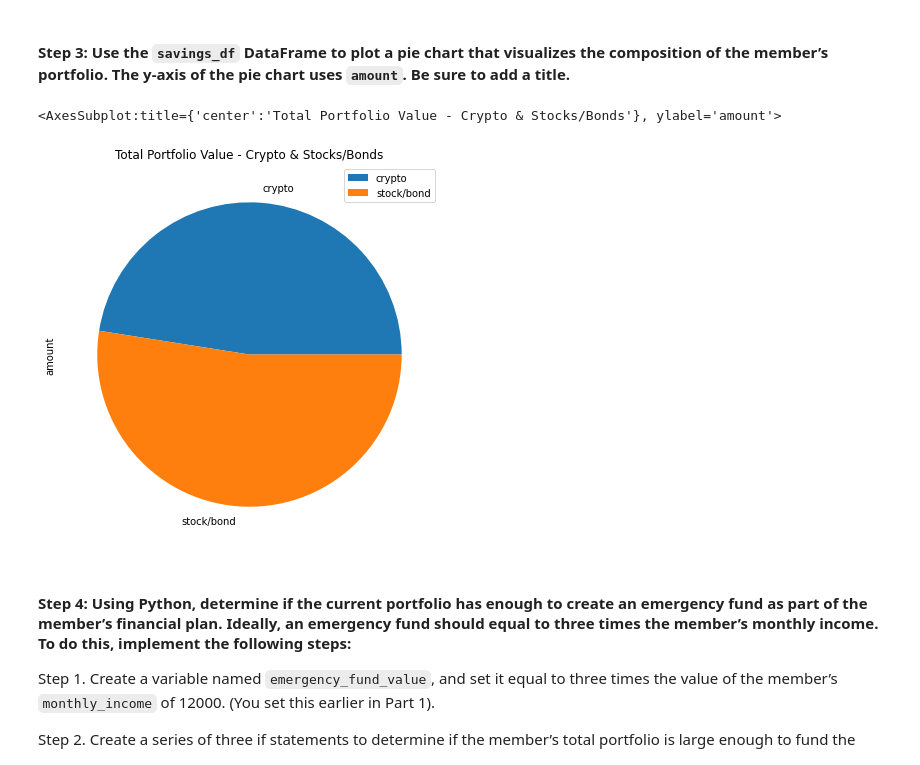
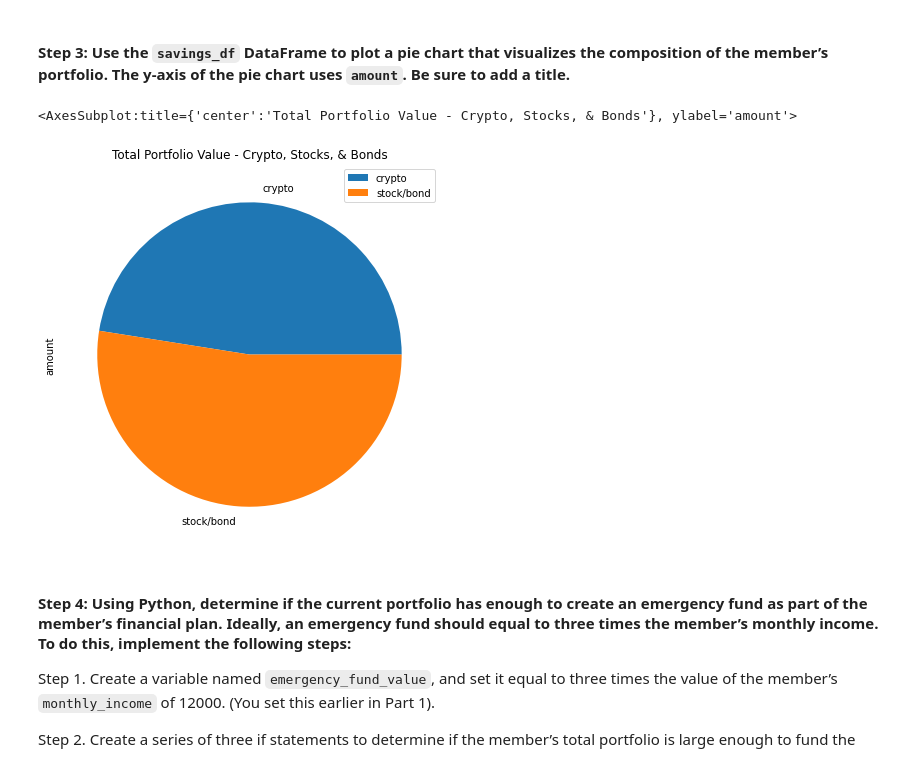
Before and after one commit to ThomasBrierton/Financial_Planning_Simulation, a Jupyter notebook: financial_planning_tools.ipynb, the cells around one changed output. Drawn from its saved outputs; the diff is of its cells as text; code cells hidden in the pictures.

Commit message:
saving changes

```diff
--- a/financial_planning_tools.ipynb
+++ b/financial_planning_tools.ipynb
@@ -357,10 +357,10 @@ savings_df
 #### Step 3: Use the `savings_df` DataFrame to plot a pie chart that visualizes the composition of the member’s portfolio. The y-axis of the pie chart uses `amount`. Be sure to add a title.
 # %%
 # Plot the total value of the member's portfolio (crypto and stock/bond) in a pie chart
-savings_df.plot.pie(y='amount', title="Total Portfolio Value - Crypto & Stocks/Bonds", figsize=(7, 7))
+savings_df.plot.pie(y = 'amount', title = "Total Portfolio Value - Crypto, Stocks, & Bonds", figsize = (7, 7))
 # %% [output]
-<AxesSubplot:title={'center':'Total Portfolio Value - Crypto & Stocks/Bonds'}, ylabel='amount'>
+<AxesSubplot:title={'center':'Total Portfolio Value - Crypto, Stocks, & Bonds'}, ylabel='amount'>
-[figure, old version]
+[figure, new version]
 # %% [markdown]
 #### Step 4: Using Python, determine if the current portfolio has enough to create an emergency fund as part of the member’s financial plan. Ideally, an emergency fund should equal to three times the member’s monthly income. To do this, implement the following steps:
 
```
